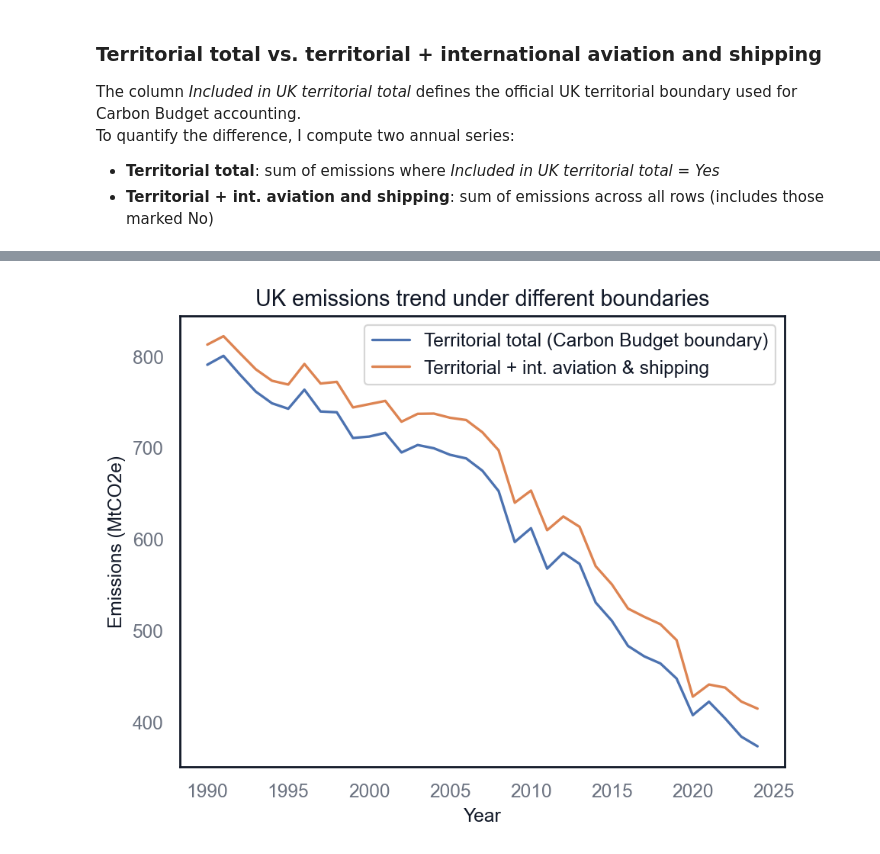
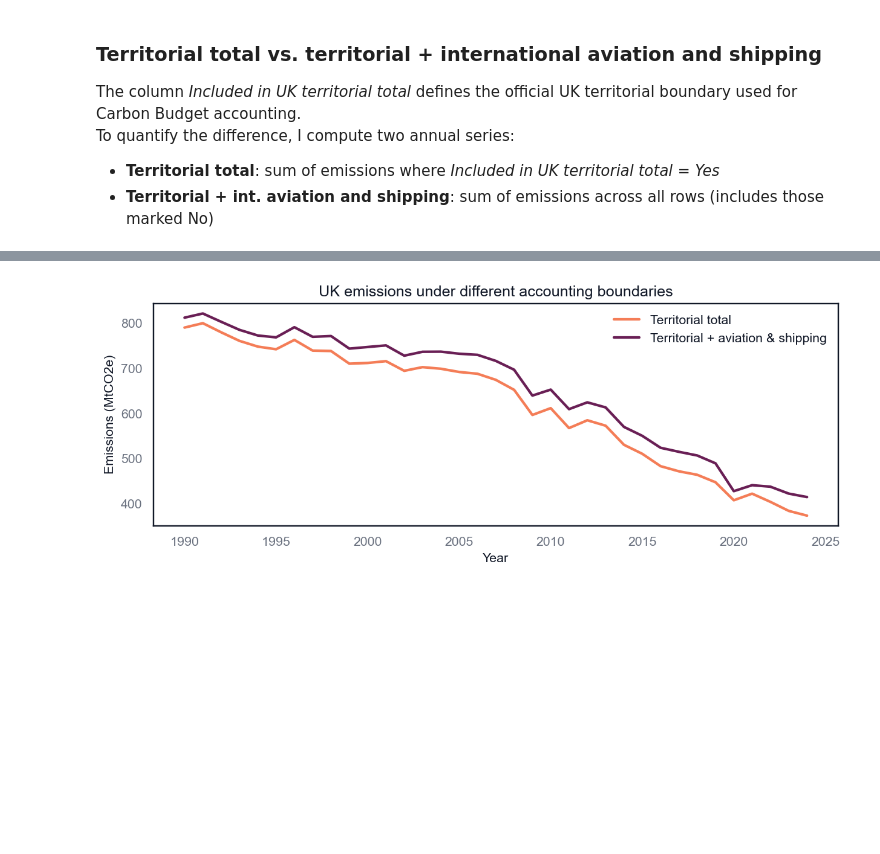
Before and after one commit to PontusNeumann/CBS-Spring26, a Jupyter notebook: ML/ML MA1/Compulsory_assignment_1.ipynb, the cells around one changed output, grey strips where cells are left out. Saved outputs shown, nothing was run; the diff lists cells and outputs as text; code cells hidden in the pictures; blank space fills up the shorter version.

```diff
--- a/ML/ML MA1/Compulsory_assignment_1.ipynb
+++ b/ML/ML MA1/Compulsory_assignment_1.ipynb
@@ -1177,50 +1177,75 @@ To quantify the difference, I compute two annual series:
 - **Territorial total**: sum of emissions where *Included in UK territorial total = Yes*
 - **Territorial + int. aviation and shipping**: sum of emissions across all rows (includes those marked No)
 # %%
-unfccc_by_source = pd.read_excel(file_path, sheet_name="UK_by_source") # Emission data by source (UK only, includes aviation and shipping)
+# Territorial total vs. territorial + international aviation & shipping
 
-# Keep UK only (some datasets can include other territories)
-unfccc_by_source = unfccc_by_source[unfccc_by_source["Territory name"] == "United Kingdom"].copy()
+# Make sure theme/palette from earlier cells are active
+if "set_clean_theme" in globals():
+    set_clean_theme()
 
-# Build two totals per year
-territorial = (
-    unfccc_by_source[unfccc_by_source["Included in UK territorial total"] == "Yes"]
-    .groupby("Year")["Emissions (MtCO2e)"].sum()
+df = uk_by_source.copy()
+
+value_col = "Emissions (MtCO2e)"
+
+terr_total = (
+    df[df["Included in UK territorial total"] == "Yes"]
+    .groupby("Year")[value_col]
+    .sum()
     .sort_index()
 )
 
-with_avi_ship = (
-    unfccc_by_source.groupby("Year")["Emissions (MtCO2e)"].sum()
+terr_plus_avi_ship = (
+    df.groupby("Year")[value_col]
+    .sum()
     .sort_index()
 )
 
-trend = pd.DataFrame({
-    "Territorial total (Carbon Budget boundary)": territorial,
-    "Territorial + int. aviation & shipping": with_avi_ship
+trend_q31 = pd.DataFrame({
+    "Territorial total": terr_total,
+    "Territorial + aviation & shipping": terr_plus_avi_ship
 })
 
-# Quick quantitative summary
-y0, yT = trend.index.min(), trend.index.max()
+# Summary stats
+y0, yT = trend_q31.index.min(), trend_q31.index.max()
 summary_q31 = pd.DataFrame({
-    "Level start (MtCO2e)": trend.loc[y0],
-    "Level end (MtCO2e)": trend.loc[yT],
-    "Absolute change": trend.loc[yT] - trend.loc[y0],
-    "Percent change (%)": (trend.loc[yT] / trend.loc[y0] - 1) * 100
+    "Start (MtCO2e)": trend_q31.loc[y0],
+    "End (MtCO2e)": trend_q31.loc[yT],
+    "Abs change": trend_q31.loc[yT] - trend_q31.loc[y0],
+    "Pct change (%)": (trend_q31.loc[yT] / trend_q31.loc[y0] - 1) * 100
 }).round(2)
 
 display(summary_q31)
 
-# Visual comparison
-plt.figure()
-plt.plot(trend.index, trend.iloc[:, 0], label=trend.columns[0])
-plt.plot(trend.index, trend.iloc[:, 1], label=trend.columns[1])
-plt.title("UK emissions trend under different boundaries")
+# Plot with consistent palette
+c0 = PAL_10[2] if "PAL_10" in globals() else None
+c1 = PAL_10[7] if "PAL_10" in globals() else None
+
+plt.figure(figsize=(FIG_W, 3.6), dpi=DPI)
+
+plt.plot(
+    trend_q31.index,
+    trend_q31["Territorial total"],
+    label="Territorial total",
+    color=c0,
+    linewidth=2.2
+)
+
+plt.plot(
+    trend_q31.index,
+    trend_q31["Territorial + aviation & shipping"],
+    label="Territorial + aviation & shipping",
+    color=c1,
+    linewidth=2.2
+)
+
+plt.title("UK emissions under different accounting boundaries")
 plt.xlabel("Year")
 plt.ylabel("Emissions (MtCO2e)")
-plt.legend()
+plt.legend(frameon=False)
+plt.tight_layout()
 plt.show()
 
-# Difference series: what is excluded from Carbon Budget boundary
-gap = (with_avi_ship - territorial).rename("Excluded from territorial total (MtCO2e)")
-display(gap.to_frame().head())
+# Gap table (what is excluded from the territorial boundary)
+gap_q31 = (terr_plus_avi_ship - terr_total).rename("Excluded (aviation & shipping etc.)")
+display(gap_q31.to_frame().head(10))
 # %% [output]
@@ -1230 +1255 @@ display(gap.to_frame().head())
-[figure, old version]
+[figure, new version]
```
Also changed, not shown: parts of 1 cell of this notebook, 1 other file.
